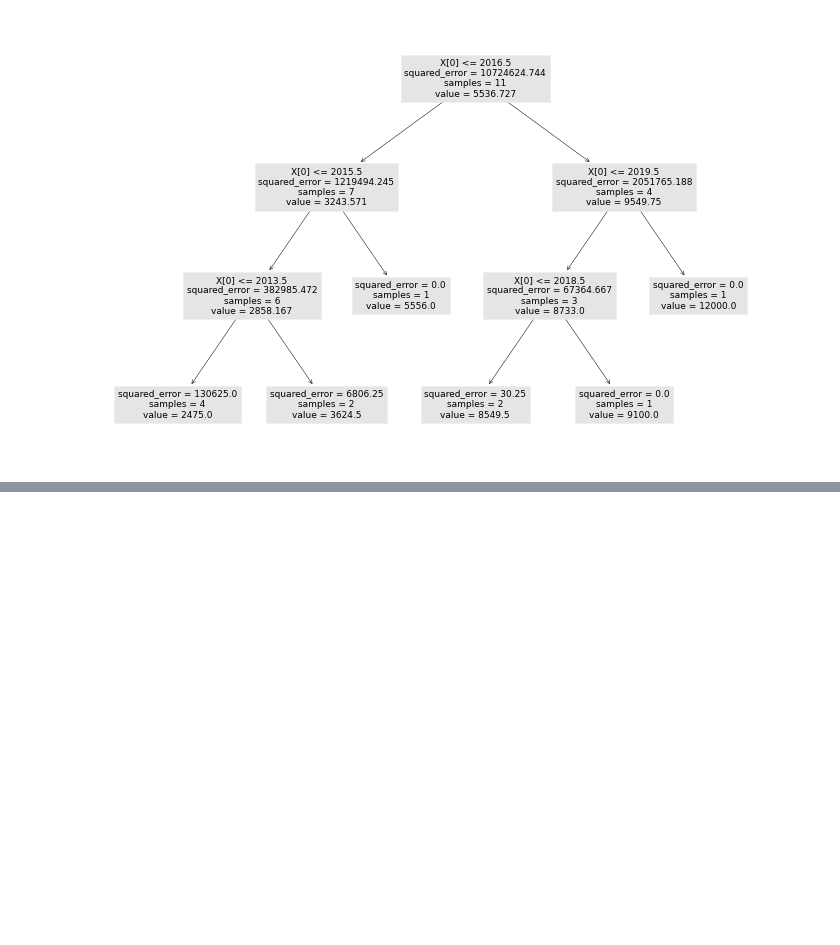
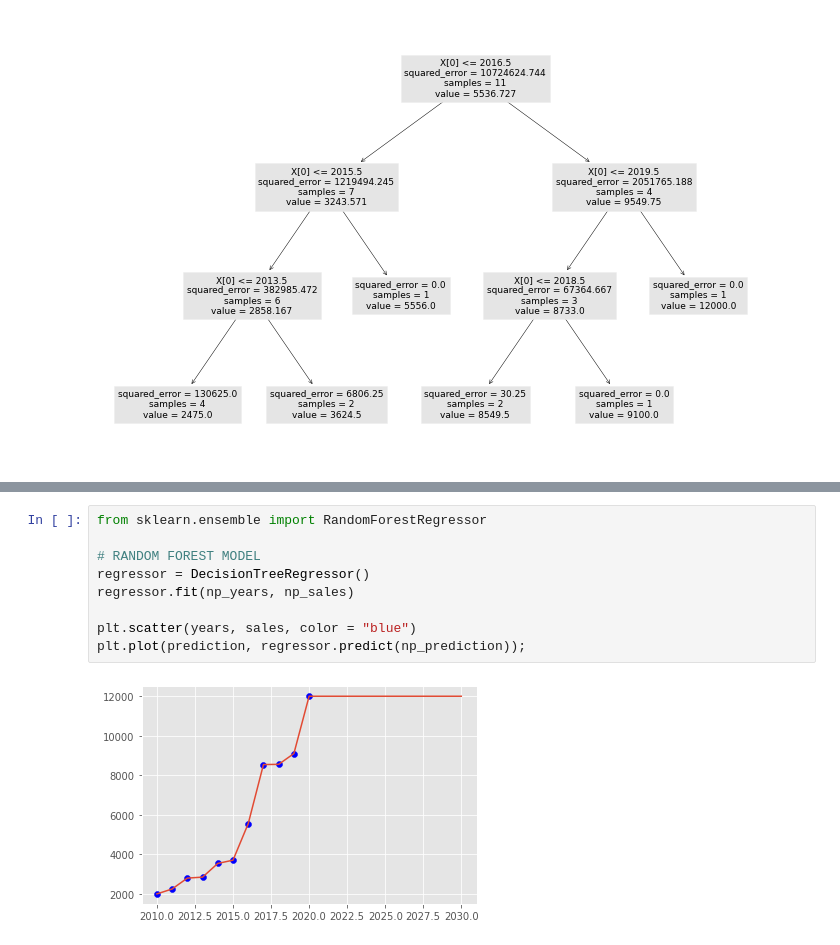
Before and after one commit to sebastian-sl/Basics, a Jupyter notebook: 01 DATA SCIENCE/ML/SKLEARN/1.1 Supervised - Regression.ipynb, the cells around one changed output, grey strips where cells are left out. Saved outputs shown, nothing was run; the diff lists cells and outputs as text; blank space fills up the shorter version.

```diff
--- a/01 DATA SCIENCE/ML/SKLEARN/1.1 Supervised - Regression.ipynb
+++ b/01 DATA SCIENCE/ML/SKLEARN/1.1 Supervised - Regression.ipynb
@@ -128,0 +132,11 @@ plt.show()
+# %%
+from sklearn.ensemble import RandomForestRegressor
+
+# RANDOM FOREST MODEL
+regressor = DecisionTreeRegressor()
+regressor.fit(np_years, np_sales)
+
+plt.scatter(years, sales, color = "blue")
+plt.plot(prediction, regressor.predict(np_prediction));
+# %% [output]
+[figure, added]
```
Also changed, not shown: parts of 1 cell of this notebook.
